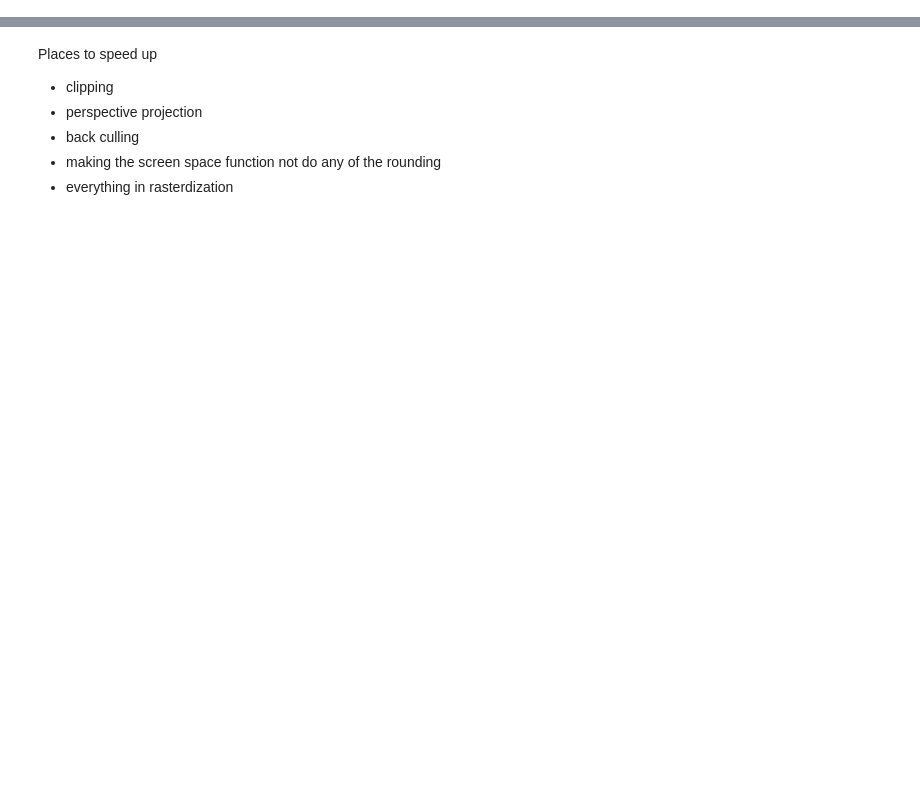
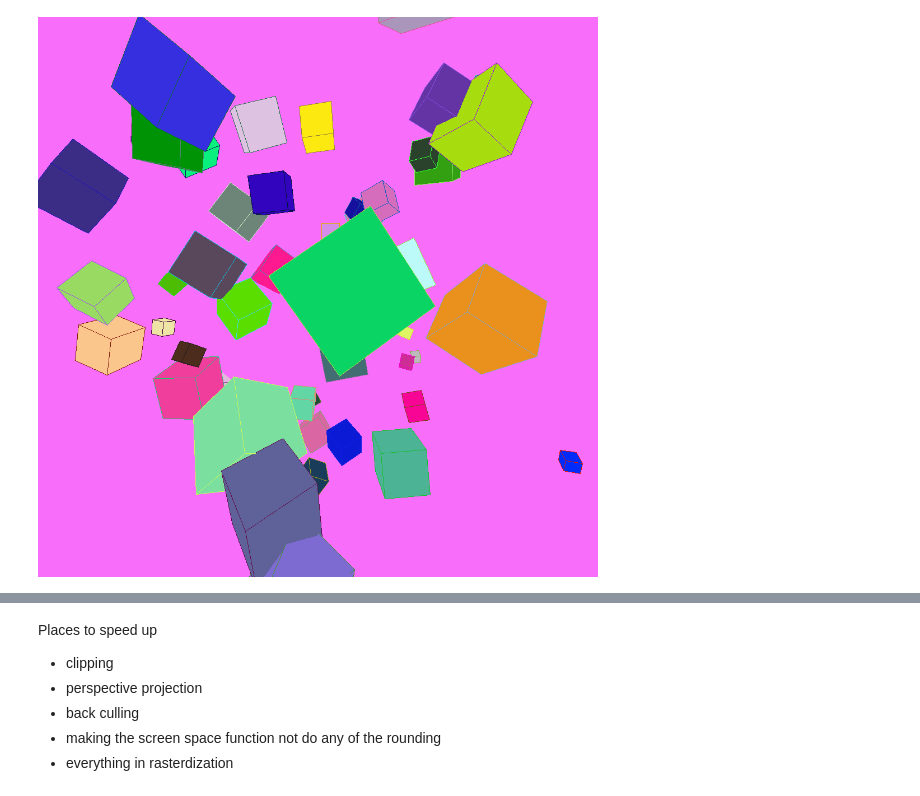
Before and after one commit to DoBeJamin/renderer, a Jupyter notebook: Renderer 4.0.ipynb, the cells around one changed output, grey strips where cells are left out. Drawn from its saved outputs; the diff is of its cells as text; code cells hidden in the pictures; blank space fills up the shorter version.

```diff
--- a/Renderer 4.0.ipynb
+++ b/Renderer 4.0.ipynb
@@ -271,6 +270,20 @@ r_rgb  = lambda: random.randint(0,255)
 r_distance  = lambda: random.randint(-500,500)
 r_distance_z  = lambda: random.randint(300,1000)
 r_size = lambda: random.randint(20,150)
+# %%
+#initialize objects
+cam1 = camera(90,90,(1000,1000),(0,0,0),(0,0,0),(1,1000))
+canvas = initialize_2dimage((1000,1000),(r_rgb(),r_rgb(),r_rgb()))
+height_map = np.zeros([1000,1000])-1000
+mesh = create_cube_mesh(100, (-600,0,758),(r_rotation(),r_rotation(),r_rotation()))
+
+for _ in range(50):
+    canvas = render(canvas, height_map, cam1, create_cube_mesh(r_size(), (r_distance(),r_distance(),r_distance_z()),(r_rotation(),r_rotation(),r_rotation())), (r_rgb(),r_rgb(),r_rgb()), (r_rgb(),r_rgb(),r_rgb()))
+
+
+save_image(canvas, "perfect image")
+# %% [output]
+[figure, added]
 # %%
 #initialize objects
 cam1 = camera(90,90,(1000,1000),(0,0,0),(0,0,0),(1,1000))
```
Also changed, not shown: parts of 27 cells of this notebook, 3 other files.
